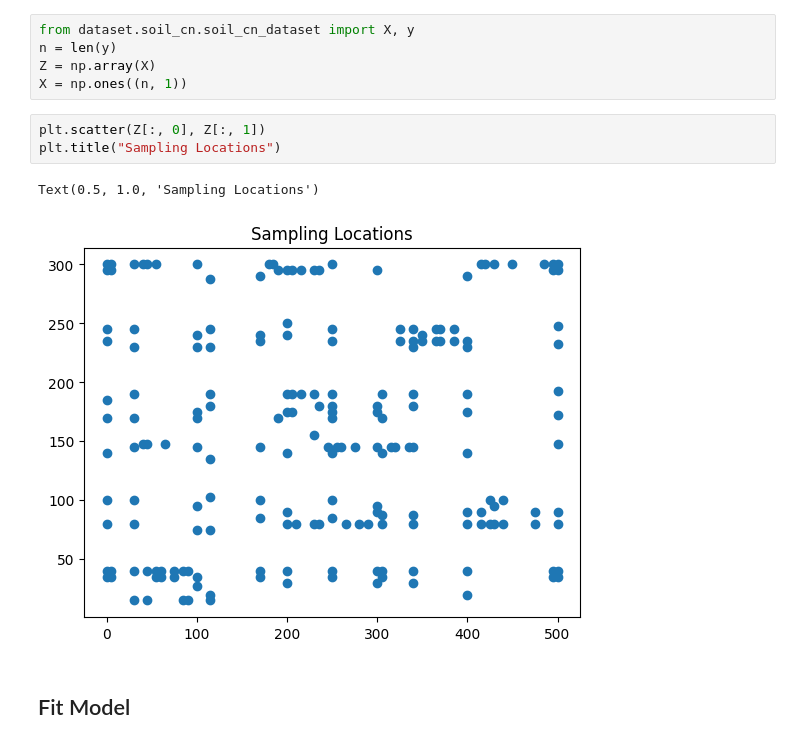
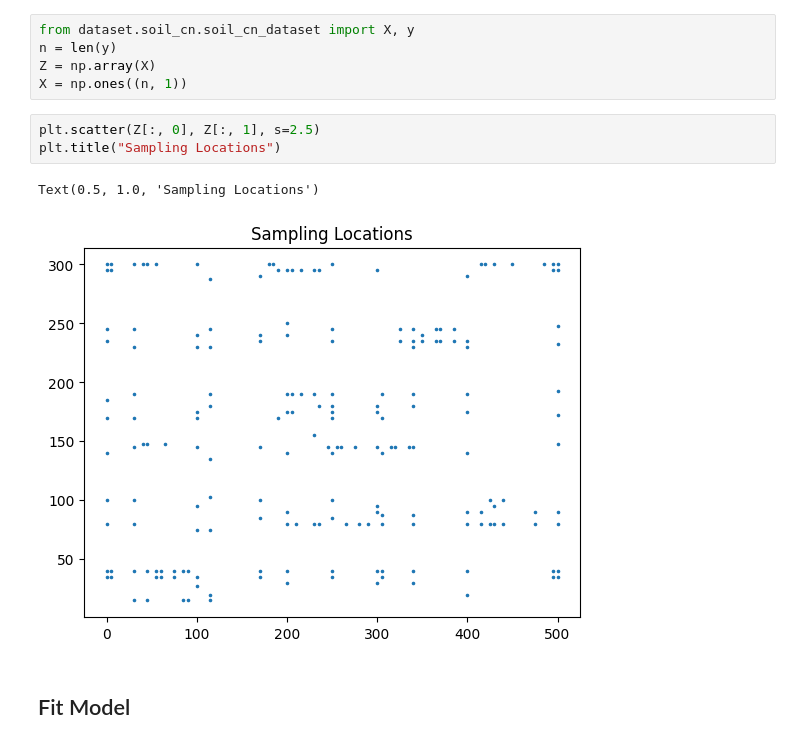
Before and after one commit to rnburn/bbai, a Jupyter notebook: example/08-soil-cn.ipynb, the cells around one changed output. Saved outputs shown, nothing was run; the diff lists cells and outputs as text.

```diff
--- a/example/08-soil-cn.ipynb
+++ b/example/08-soil-cn.ipynb
@@ -41,11 +41,11 @@ n = len(y)
 Z = np.array(X)
 X = np.ones((n, 1))
 # %%
-plt.scatter(Z[:, 0], Z[:, 1])
+plt.scatter(Z[:, 0], Z[:, 1], s=2.5)
 plt.title("Sampling Locations")
 # %% [output]
 Text(0.5, 1.0, 'Sampling Locations')
-[figure, old version]
+[figure, new version]
 # %% [markdown]
 ## Fit Model
 # %%
```
Also changed, not shown: parts of 6 cells of this notebook, 1 other file.
